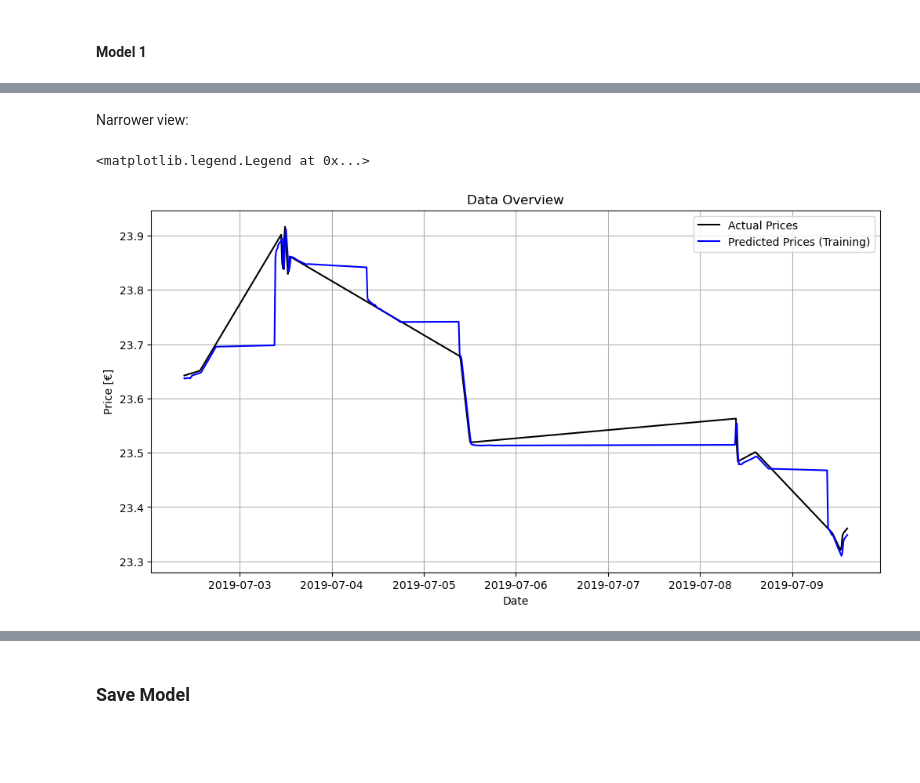
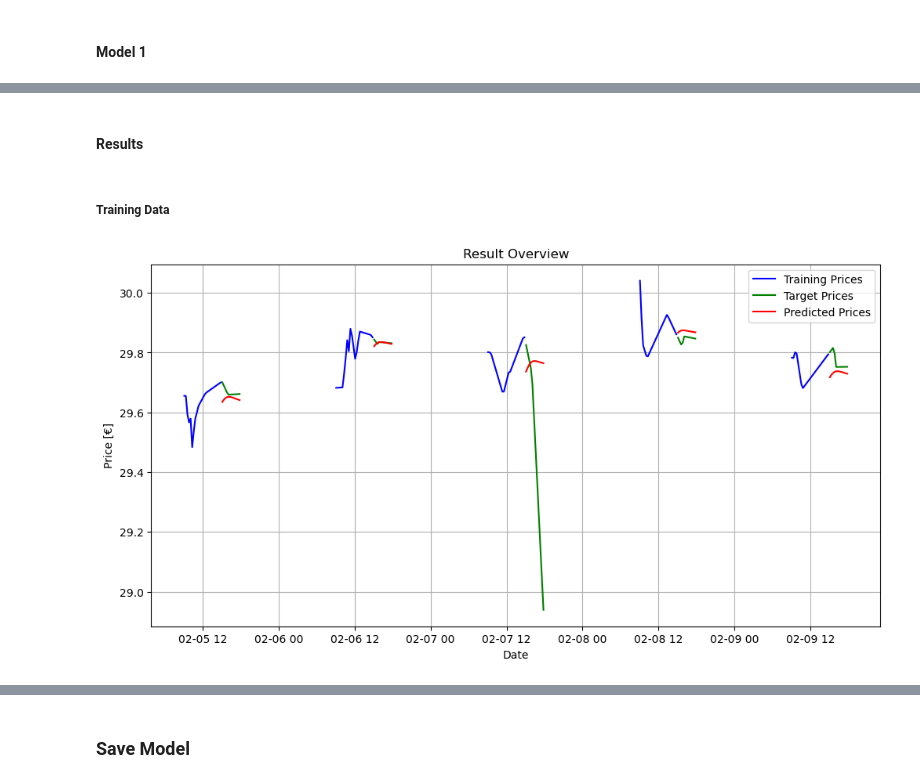
Before and after one commit to paulruesing/hybrid-rl-index-trading, a Jupyter notebook: notebooks/predictor_dev.ipynb, the cells around one changed output, grey strips where cells are left out. Cells and saved outputs as stored; diff of their text form; code cells hidden in the pictures; blank space fills up the shorter version.

```diff
--- a/notebooks/predictor_dev.ipynb
+++ b/notebooks/predictor_dev.ipynb
@@ -557,19 +558,2 @@ NameError: name 'model1' is not defined
-# %% [markdown]
-Narrower view:
-# %%
-days_to_scrutinize = 200
-
-# plot result:
-fig, ax = plt.subplots(figsize=(12,6))
-ax.plot(dates_train[:days_to_scrutinize], normaliser.inverse_transform(Y_train[:days_to_scrutinize]), label='Actual Prices', color='black')
-#ax.plot(dates_train, normaliser.inverse_transform(train_predictions), label='Predicted Prices (Training)', color='blue')
-ax.plot(dates[:days_to_scrutinize], normaliser.inverse_transform(predictions[:days_to_scrutinize]), label='Predicted Prices (Training)', color='blue')
-
-ax.set_xlabel('Date')
-ax.set_ylabel('Price [€]')
-ax.set_title('Data Overview')
-ax.grid(True)
-ax.legend()
-# %% [output]
-<matplotlib.legend.Legend at 0x...>
-[figure, removed]
+# %% [markdown]
+#### Results
@@ -575,0 +564,41 @@ ax.legend()
+# %%
+from matplotlib.lines import Line2D
+
+def plot_prediction_overview(X_dates: np.array, X: np.array,
+                             Y_dates: np.array, Y: np.array,
+                             predictions: np.array,
+                             day_slice: (int, int) = None,
+                             X_color: str = 'blue',
+                             Y_color: str = 'green',
+                             pred_color: str = 'red',
+                             plot_size: (int, int) = (12, 6),
+                             ) -> None:
+    predictions_per_day = 1
+
+    # prepare day_slice:
+    if day_slice is None or len(day_slice) != 2:
+        day_slice = (0, len(predictions))
+
+
+    # plot result for daily multi-step predictions:
+    fig, ax = plt.subplots(figsize=plot_size)
+    for ind, (x_datetime, features, y_datetime, pred, target) in enumerate(zip(X_dates, X, Y_dates, predictions, Y)):
+        # plot only days within day_slice:
+        if ind / predictions_per_day < day_slice[0]: continue
+        if ind / predictions_per_day >= day_slice[1]: break  # plot only that many days
+        # plot features:
+        ax.plot(x_datetime, normaliser.inverse_transform(features), color=X_color)
+        # plot prediction and target:
+        ax.plot(y_datetime, normaliser.inverse_transform(target), color=Y_color)
+        ax.plot(y_datetime, normaliser.inverse_transform(pred), color=pred_color)
+
+    ax.set_xlabel('Date')
+    ax.set_ylabel('Price [€]')
+    ax.set_title('Result Overview')
+    legend_elements = [Line2D([0], [0], color=X_color, label='Training Prices'),
+                       Line2D([0], [0], color=Y_color, label='Target Prices'),
+                       Line2D([0], [0], color=pred_color, label='Predicted Prices')]
+    ax.legend(handles=legend_elements)
+    ax.grid(True)
+# %% [markdown]
+##### Training Data
@@ -575,0 +608,5 @@ ax.legend()
+# %%
+plot_prediction_overview(X_dates_train, X_train, Y_dates_train, Y_train, predictions_train,
+                         day_slice = (1199, 1204))
+# %% [output]
+[figure, added]
```
Also changed, not shown: parts of 24 cells of this notebook.
